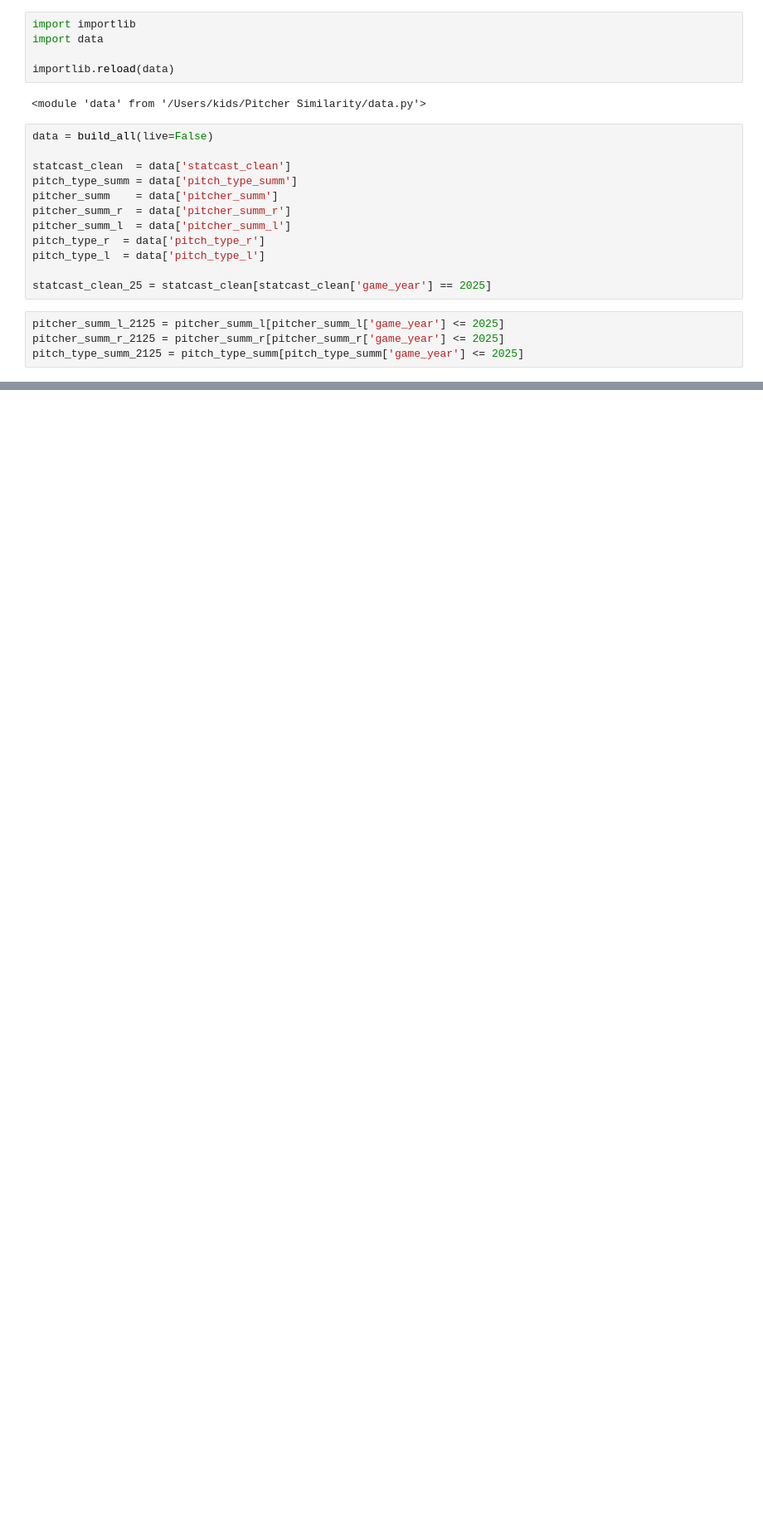
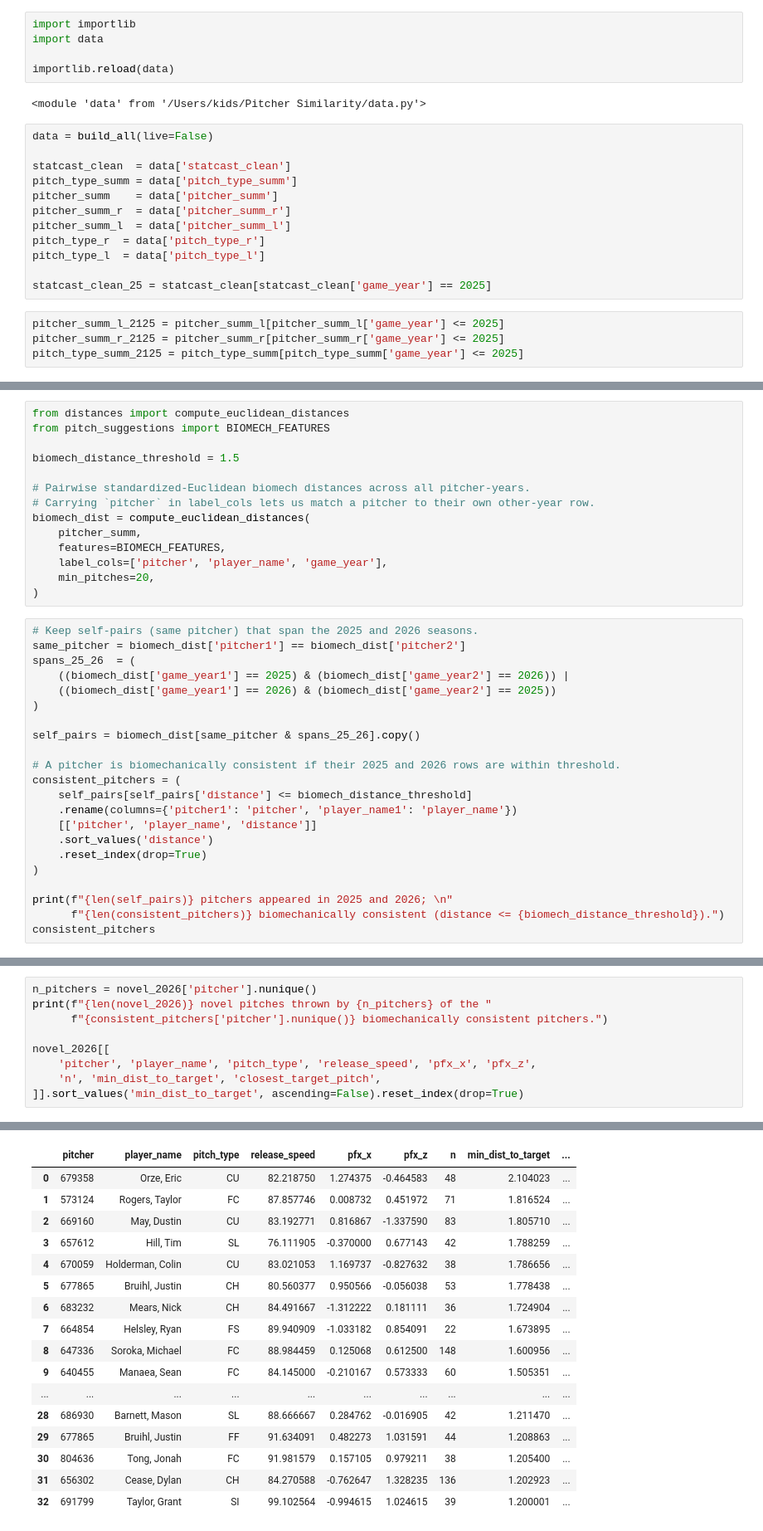
Before and after one commit to simontodreas/mlb-pitch-loadout, a Jupyter notebook: 2026 Validation.ipynb, the cells around one changed output, grey strips where cells are left out. Shown at 83% size. Saved outputs shown, nothing was run; the diff lists cells and outputs as text; blank space fills up the shorter version.

```diff
--- a/2026 Validation.ipynb
+++ b/2026 Validation.ipynb
@@ -54,0 +37,36 @@ pitch_type_summ.head()
+# %%
+from distances import compute_euclidean_distances
+from pitch_suggestions import BIOMECH_FEATURES
+
+biomech_distance_threshold = 1.5
+
+# Pairwise standardized-Euclidean biomech distances across all pitcher-years.
+# Carrying `pitcher` in label_cols lets us match a pitcher to their own other-year row.
+biomech_dist = compute_euclidean_distances(
+    pitcher_summ,
+    features=BIOMECH_FEATURES,
+    label_cols=['pitcher', 'player_name', 'game_year'],
+    min_pitches=20,
+)
+# %%
+# Keep self-pairs (same pitcher) that span the 2025 and 2026 seasons.
+same_pitcher = biomech_dist['pitcher1'] == biomech_dist['pitcher2']
+spans_25_26  = (
+    ((biomech_dist['game_year1'] == 2025) & (biomech_dist['game_year2'] == 2026)) |
+    ((biomech_dist['game_year1'] == 2026) & (biomech_dist['game_year2'] == 2025))
+)
+
+self_pairs = biomech_dist[same_pitcher & spans_25_26].copy()
+
+# A pitcher is biomechanically consistent if their 2025 and 2026 rows are within threshold.
+consistent_pitchers = (
+    self_pairs[self_pairs['distance'] <= biomech_distance_threshold]
+    .rename(columns={'pitcher1': 'pitcher', 'player_name1': 'player_name'})
+    [['pitcher', 'player_name', 'distance']]
+    .sort_values('distance')
+    .reset_index(drop=True)
+)
+
+print(f"{len(self_pairs)} pitchers appeared in 2025 and 2026; \n"
+      f"{len(consistent_pitchers)} biomechanically consistent (distance <= {biomech_distance_threshold}).")
+consistent_pitchers
@@ -54,0 +135,10 @@ pitch_type_summ.head()
+# %%
+n_pitchers = novel_2026['pitcher'].nunique()
+print(f"{len(novel_2026)} novel pitches thrown by {n_pitchers} of the "
+      f"{consistent_pitchers['pitcher'].nunique()} biomechanically consistent pitchers.")
+
+novel_2026[[
+    'pitcher', 'player_name', 'pitch_type', 'release_speed', 'pfx_x', 'pfx_z',
+    'n', 'min_dist_to_target', 'closest_target_pitch',
+]].sort_values('min_dist_to_target', ascending=False).reset_index(drop=True)
+# %% [output]
@@ -54,0 +146,17 @@ pitch_type_summ.head()
+|  | pitcher | player_name | pitch_type | release_speed | pfx_x | pfx_z | n | min_dist_to_target | ... |
+| 0 | 679358 | Orze, Eric | CU | 82.218750 | 1.274375 | -0.464583 | 48 | 2.104023 | ... |
+| 1 | 573124 | Rogers, Taylor | FC | 87.857746 | 0.008732 | 0.451972 | 71 | 1.816524 | ... |
+| 2 | 669160 | May, Dustin | CU | 83.192771 | 0.816867 | -1.337590 | 83 | 1.805710 | ... |
+| 3 | 657612 | Hill, Tim | SL | 76.111905 | -0.370000 | 0.677143 | 42 | 1.788259 | ... |
+| 4 | 670059 | Holderman, Colin | CU | 83.021053 | 1.169737 | -0.827632 | 38 | 1.786656 | ... |
+| 5 | 677865 | Bruihl, Justin | CH | 80.560377 | 0.950566 | -0.056038 | 53 | 1.778438 | ... |
+| 6 | 683232 | Mears, Nick | CH | 84.491667 | -1.312222 | 0.181111 | 36 | 1.724904 | ... |
+| 7 | 664854 | Helsley, Ryan | FS | 89.940909 | -1.033182 | 0.854091 | 22 | 1.673895 | ... |
+| 8 | 647336 | Soroka, Michael | FC | 88.984459 | 0.125068 | 0.612500 | 148 | 1.600956 | ... |
+| 9 | 640455 | Manaea, Sean | FC | 84.145000 | -0.210167 | 0.573333 | 60 | 1.505351 | ... |
+| ... | ... | ... | ... | ... | ... | ... | ... | ... | ... |
+| 28 | 686930 | Barnett, Mason | SL | 88.666667 | 0.284762 | -0.016905 | 42 | 1.211470 | ... |
+| 29 | 677865 | Bruihl, Justin | FF | 91.634091 | 0.482273 | 1.031591 | 44 | 1.208863 | ... |
+| 30 | 804636 | Tong, Jonah | FC | 91.981579 | 0.157105 | 0.979211 | 38 | 1.205400 | ... |
+| 31 | 656302 | Cease, Dylan | CH | 84.270588 | -0.762647 | 1.328235 | 136 | 1.202923 | ... |
+| 32 | 691799 | Taylor, Grant | SI | 99.102564 | -0.994615 | 1.024615 | 39 | 1.200001 | ... |
```
Also changed, not shown: parts of 20 cells of this notebook, 4 other files.
